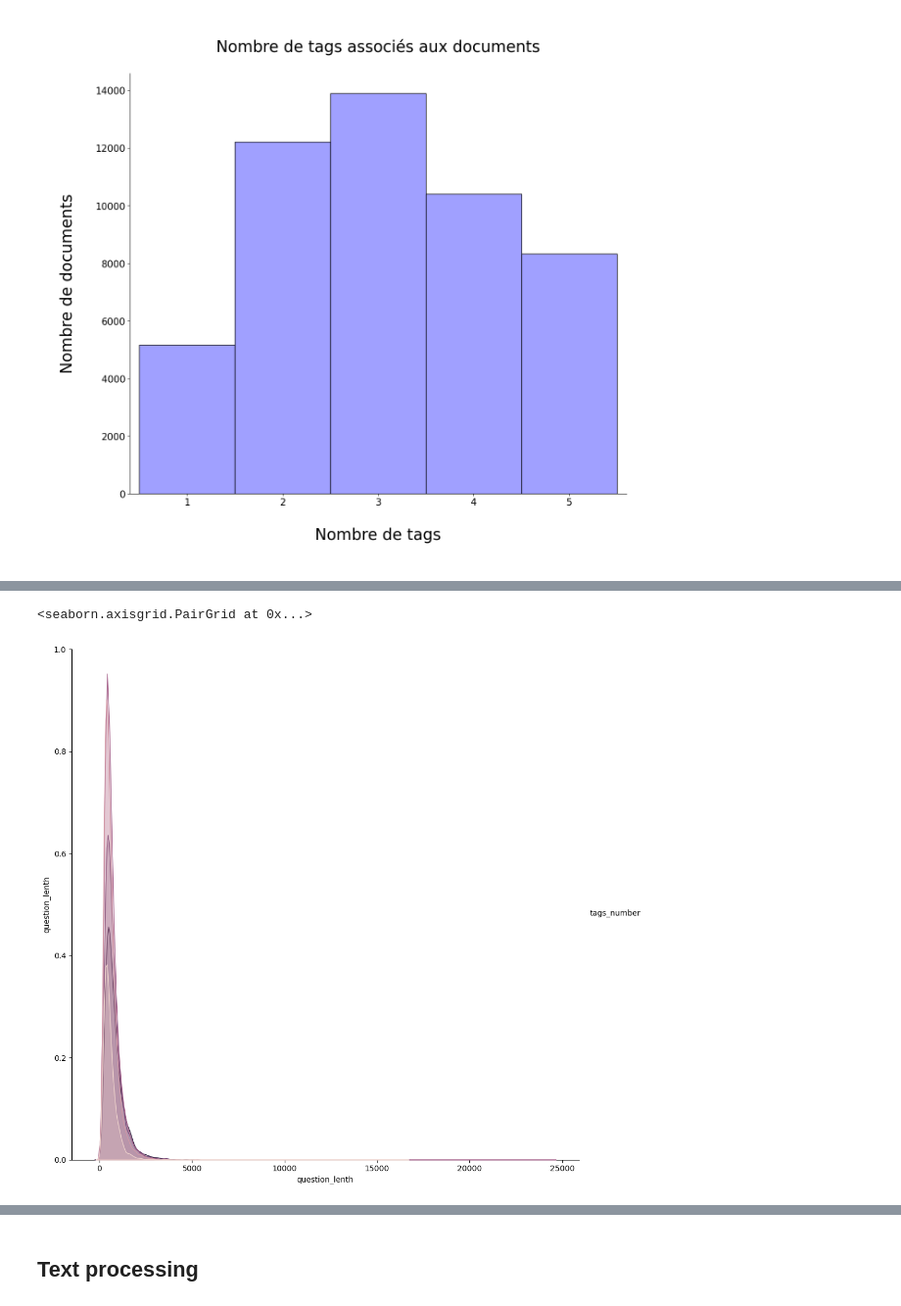
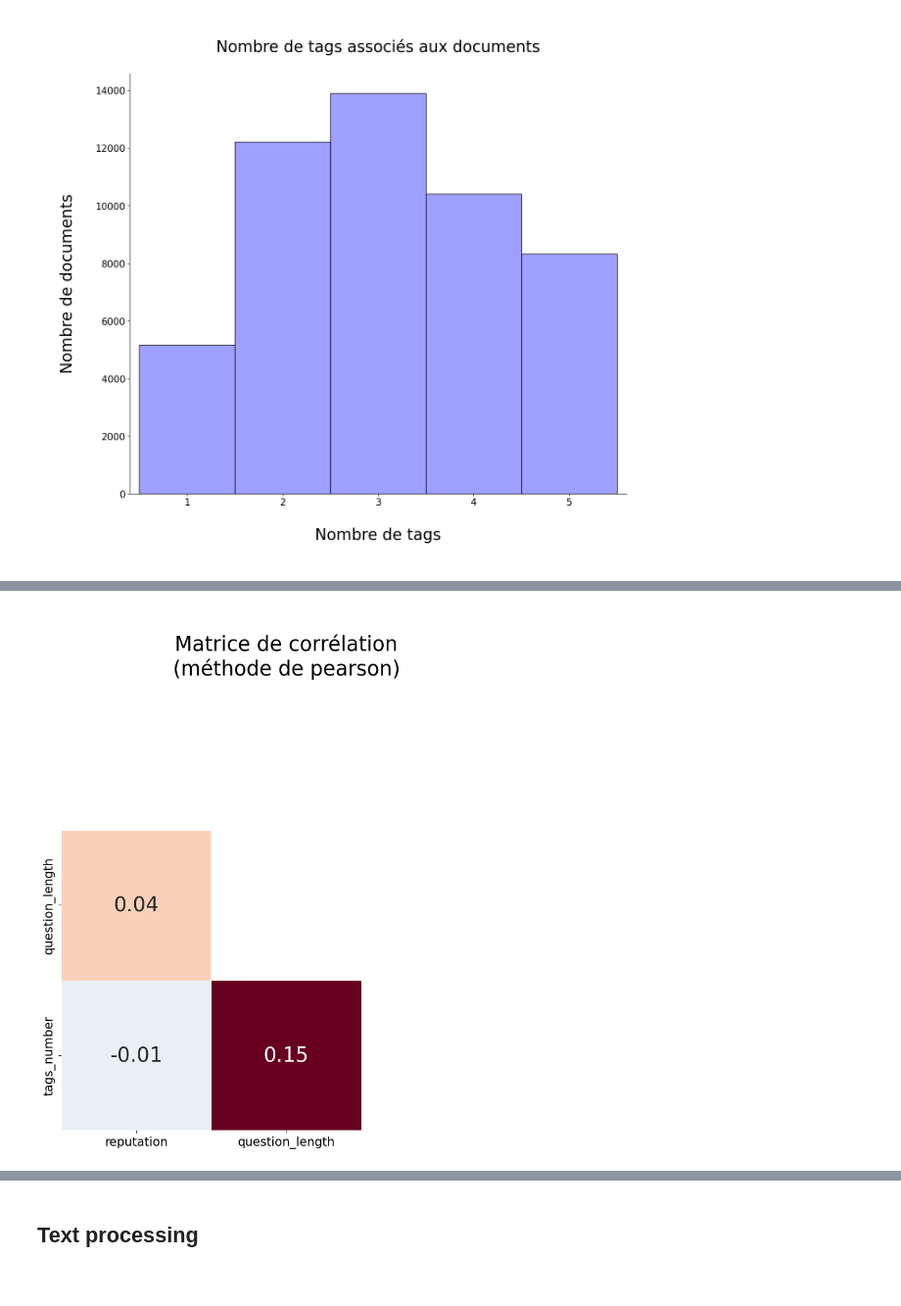
Before and after one commit to BiGHeaDMaX/Suggestion-automatique-de-mots-cles, a Jupyter notebook: 01 - Pré-traitements et Exploration.ipynb, the cells around one changed output, grey strips where cells are left out. Shown at 98% size. Cells and saved outputs as stored; diff of their text form; code cells hidden in the pictures.

```diff
--- a/01 - Pré-traitements et Exploration.ipynb
+++ b/01 - Pré-traitements et Exploration.ipynb
@@ -387,5 +381,31 @@ sns.heatmap(corr, vmin=-1, vmax=1, cmap="coolwarm", annot=True, fmt=".2f", squar
-# %%
-sns.pairplot(data[['question_lenth', 'tags_number']], hue="tags_number", height=10)
-# %% [output]
-<seaborn.axisgrid.PairGrid at 0x...>
-[figure, removed]
+# %%
+correlation = data.corr(numeric_only=True, method="pearson")
+mask = np.triu(np.ones_like(correlation, dtype=bool), 0)
+
+fig, ax = plt.subplots(figsize=(10, 10))
+
+sns.heatmap(
+    correlation,
+    mask=mask,
+    cbar=False,
+    center=0,
+    cmap='RdBu_r',
+    annot=True,
+    annot_kws={"size": 25},
+    fmt='.2f',
+    square=True,
+    linewidths=0.5,
+).set_title('\nMatrice de corrélation\n(méthode de pearson)', fontsize=25)
+
+# Je masque la première étiquette de y
+ax.yaxis.get_major_ticks()[0].set_visible(False)
+# Je masque la dernière étiquette de x
+ax.xaxis.get_major_ticks()[-1].set_visible(False)
+
+plt.yticks(fontsize=15)
+plt.xticks(fontsize=15)
+
+
+plt.show()
+# %% [output]
+[figure, added]
```
Also changed, not shown: parts of 25 cells of this notebook.
